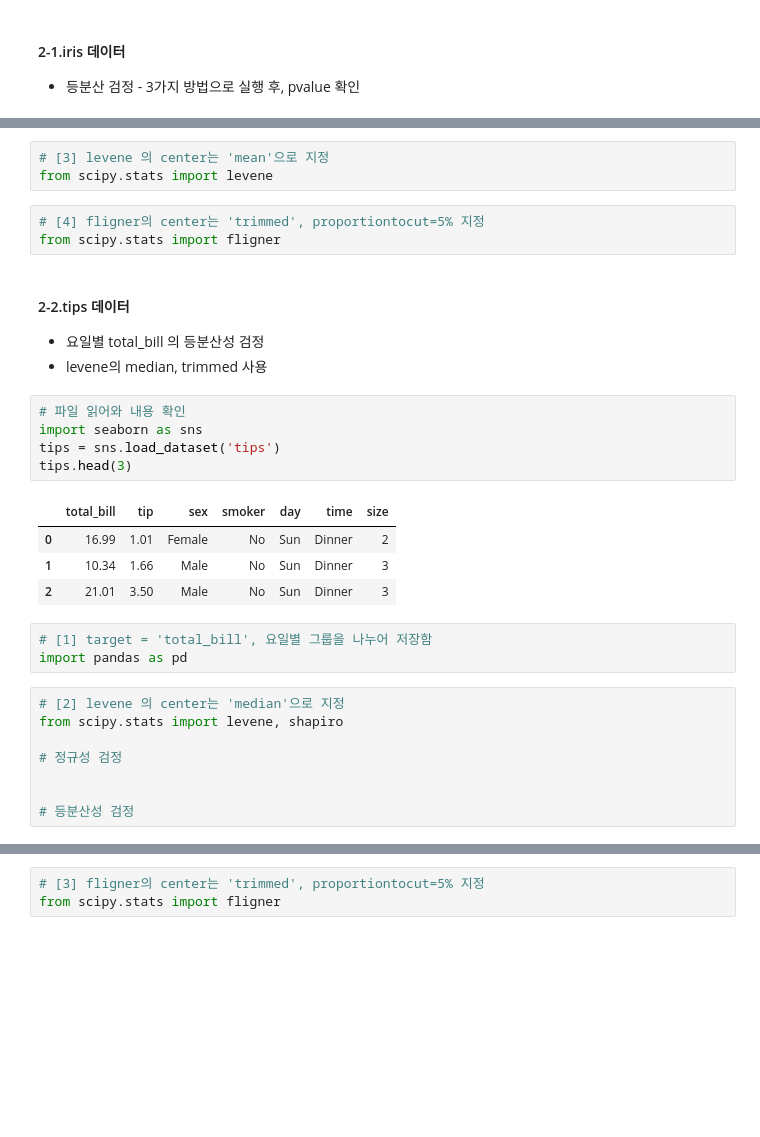
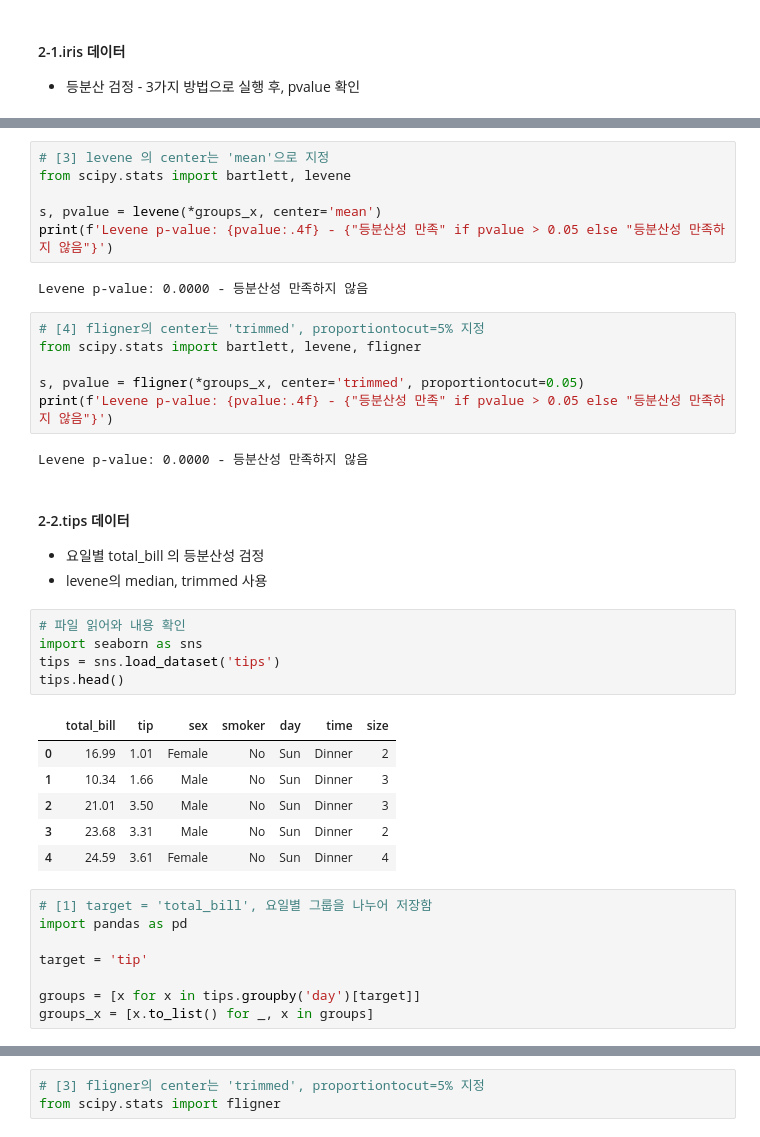
Before and after one commit to steve-park/data-engineering, a Jupyter notebook: 빅분기 실기학습/통계검정/Bigdata_S5_03_모수검정_LAB.ipynb, the cells around one changed output, grey strips where cells are left out. Drawn from its saved outputs; the diff is of its cells as text; blank space fills up the shorter version.

```diff
--- a/빅분기 실기학습/통계검정/Bigdata_S5_03_모수검정_LAB.ipynb
+++ b/빅분기 실기학습/통계검정/Bigdata_S5_03_모수검정_LAB.ipynb
@@ -89,9 +166,19 @@ from scipy.stats import bartlett, shapiro
 # %%
 # [3] levene 의 center는 'mean'으로 지정
-from scipy.stats import levene
+from scipy.stats import bartlett, levene
+
+s, pvalue = levene(*groups_x, center='mean')
+print(f'Levene p-value: {pvalue:.4f} - {"등분산성 만족" if pvalue > 0.05 else "등분산성 만족하지 않음"}')
+# %% [output]
+Levene p-value: 0.0000 - 등분산성 만족하지 않음
 # %%
 # [4] fligner의 center는 'trimmed', proportiontocut=5% 지정
-from scipy.stats import fligner
+from scipy.stats import bartlett, levene, fligner
+
+s, pvalue = fligner(*groups_x, center='trimmed', proportiontocut=0.05)
+print(f'Levene p-value: {pvalue:.4f} - {"등분산성 만족" if pvalue > 0.05 else "등분산성 만족하지 않음"}')
+# %% [output]
+Levene p-value: 0.0000 - 등분산성 만족하지 않음
 # %% [markdown]
 #### 2-2.tips 데이터
 - 요일별 total_bill 의 등분산성 검정
@@ -99,21 +186,20 @@ from scipy.stats import fligner
 # %%
 # 파일 읽어와 내용 확인
 import seaborn as sns
 tips = sns.load_dataset('tips')
-tips.head(3)
+tips.head()
 # %% [output]
 |  | total_bill | tip | sex | smoker | day | time | size |
 | 0 | 16.99 | 1.01 | Female | No | Sun | Dinner | 2 |
 | 1 | 10.34 | 1.66 | Male | No | Sun | Dinner | 3 |
 | 2 | 21.01 | 3.50 | Male | No | Sun | Dinner | 3 |
+| 3 | 23.68 | 3.31 | Male | No | Sun | Dinner | 2 |
+| 4 | 24.59 | 3.61 | Female | No | Sun | Dinner | 4 |
 # %%
 # [1] target = 'total_bill', 요일별 그룹을 나누어 저장함
 import pandas as pd
+
+target = 'tip'
+
+groups = [x for x in tips.groupby('day')[target]]
+groups_x = [x.to_list() for _, x in groups]
-# %%
-# [2] levene 의 center는 'median'으로 지정
-from scipy.stats import levene, shapiro
-
-# 정규성 검정
-
-
-# 등분산성 검정
```
Also changed, not shown: parts of 14 cells of this notebook, 1 other file.
